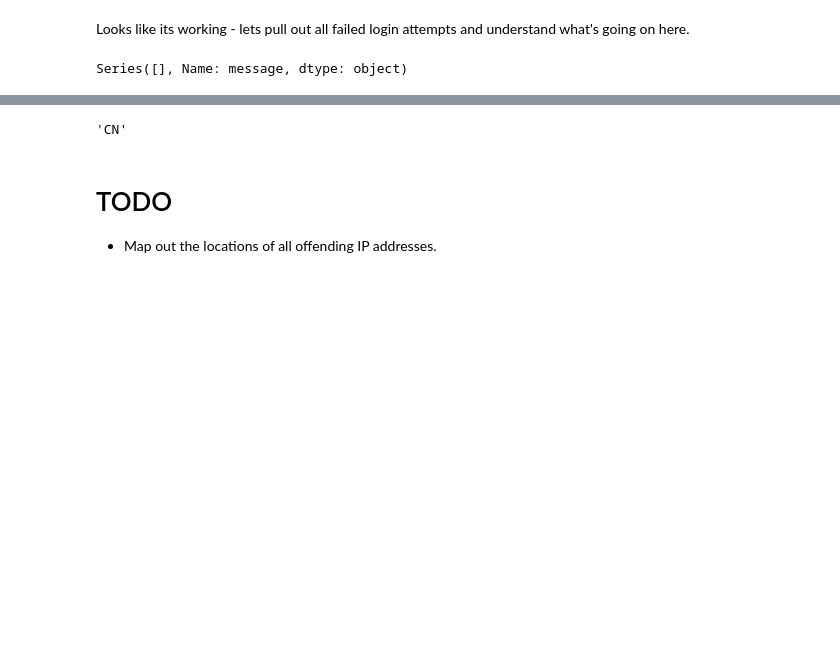
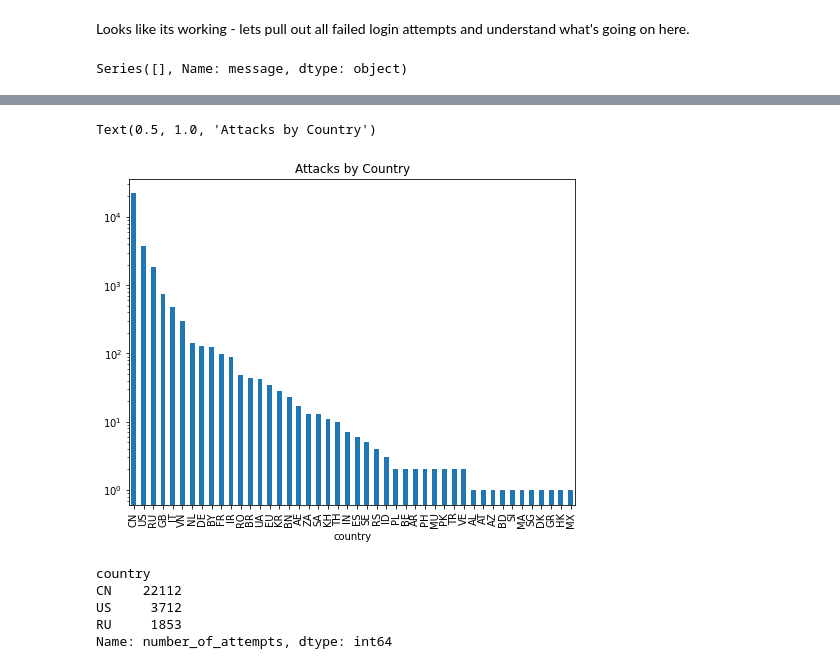
Before and after one commit to Jollyhrothgar/log_analysis, a Jupyter notebook: auth_log_parse.ipynb, the cells around one changed output, grey strips where cells are left out. Saved outputs shown, nothing was run; the diff lists cells and outputs as text; code cells hidden in the pictures; blank space fills up the shorter version.

Commit message:
added whois library and cachine of known ip address country of origin

```diff
--- a/auth_log_parse.ipynb
+++ b/auth_log_parse.ipynb
@@ -418,8 +386,42 @@ check = IPWhois("218.92.0.210")
-# %%
-check.lookup_whois()['asn_country_code']
-# %% [output]
-'CN'
-# %% [markdown]
-# TODO
-
-* Map out the locations of all offending IP addresses.
+# %%
+from ipwhois import IPWhois
+import os
+import sys
+import numpy as np
+import time
+import json
+
+ip_country = {}
+
+try:
+  with open("ip_to_country_mapping.json", "r") as f:
+    ip_country = json.load(f)
+except:
+  pass
+
+for ip in df_summary.index.unique():
+  if ip not in ip_country:
+    print("processing", ip, "            ", end='\r')
+    resp = IPWhois(ip)
+    country = resp.lookup_whois()['asn_country_code']
+    ip_country[ip] = country
+
+with open("ip_to_country_mapping.json", "w") as f:
+  json.dump(ip_country, f)
+# %%
+df_summary['country'] = pd.Series(ip_country)
+# %%
+fig, ax = plt.subplots(figsize=(8,6))
+df_summary.groupby('country').sum()['number_of_attempts'].sort_values(ascending=False).plot.bar(ax=ax, logy=True)
+ax.set_title("Attacks by Country")
+# %% [output]
+Text(0.5, 1.0, 'Attacks by Country')
+[figure, added]
+# %%
+df_summary.groupby('country').sum()['number_of_attempts'].sort_values(ascending=False)[:3]
+# %% [output]
+country
+CN    22112
+US     3712
+RU     1853
+Name: number_of_attempts, dtype: int64
```
Also changed, not shown: parts of 13 cells of this notebook, 2 other files.
